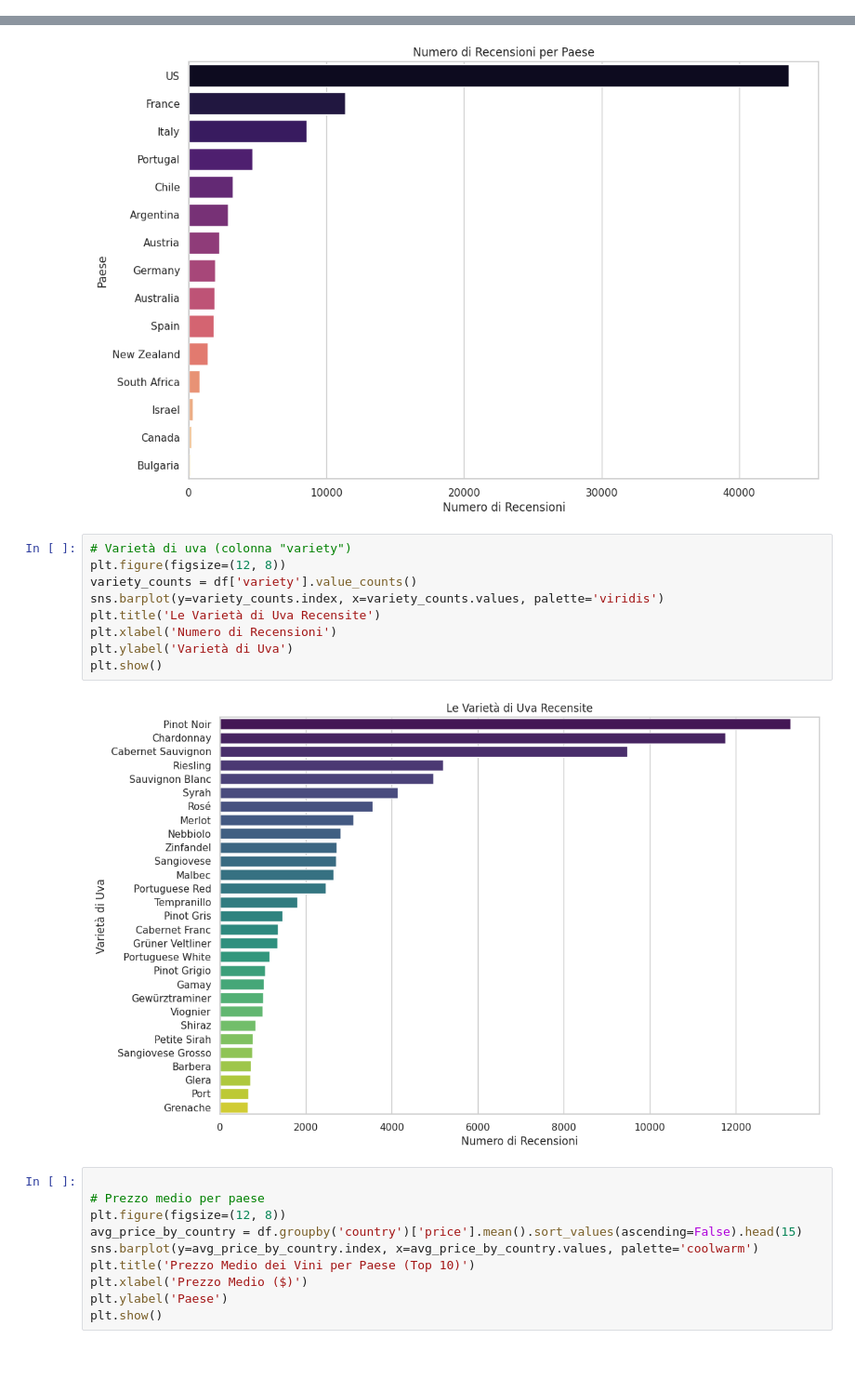
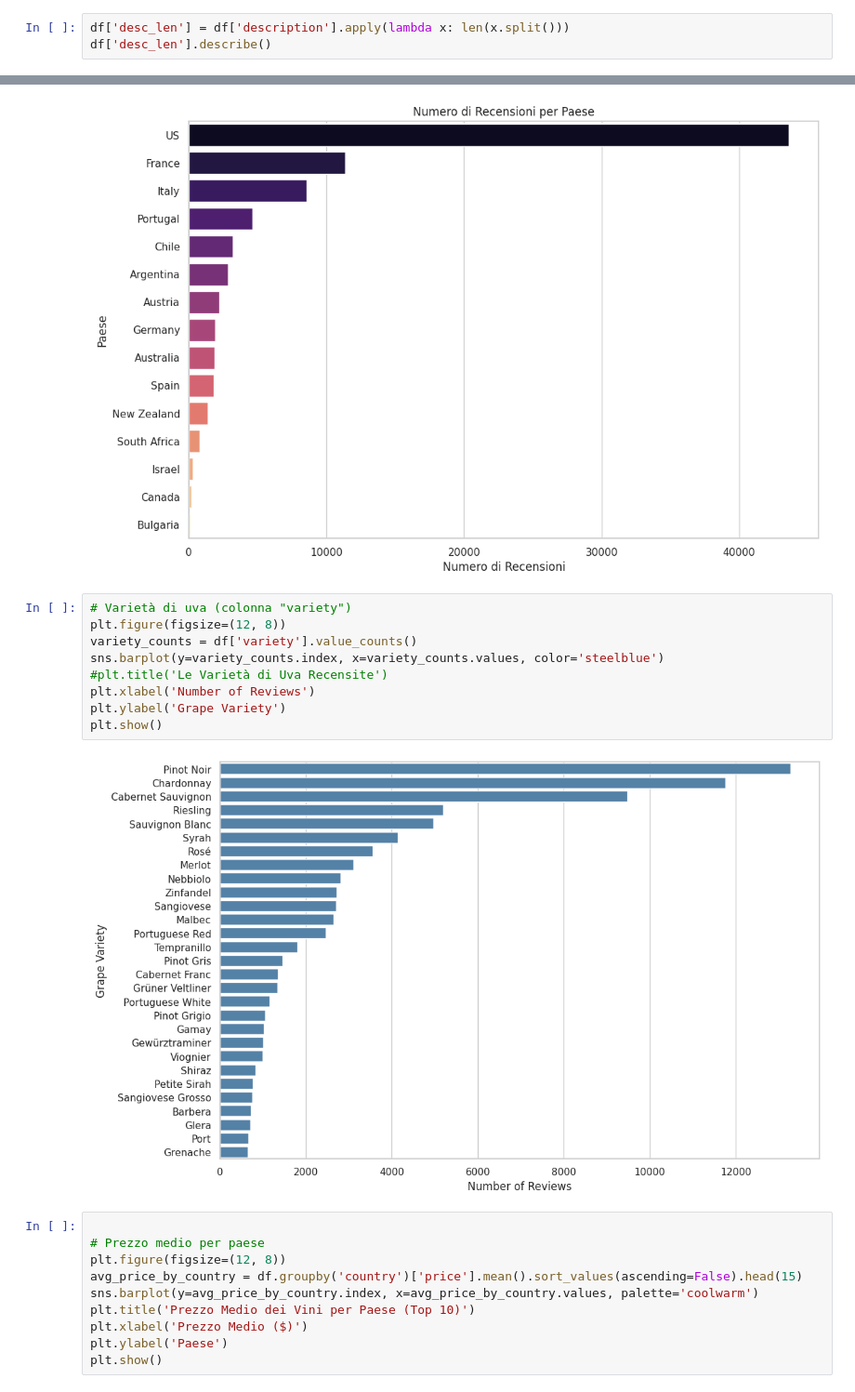
Before and after one commit to paolpal/vinum-analytica, a Jupyter notebook: notebooks/03_exploratory_analysis.ipynb, the cells around one changed output, grey strips where cells are left out. Shown at 93% size. Saved outputs shown, nothing was run; the diff lists cells and outputs as text; blank space fills up the shorter version.

```diff
--- a/notebooks/03_exploratory_analysis.ipynb
+++ b/notebooks/03_exploratory_analysis.ipynb
@@ -70,3 +132,6 @@ df.describe()
 | 50% | 65194.000000 | 88.000000 | 27.000000 |
 | 75% | 97645.000000 | 91.000000 | 45.000000 |
 | max | 129970.000000 | 100.000000 | 2500.000000 |
+# %%
+df['desc_len'] = df['description'].apply(lambda x: len(x.split()))
+df['desc_len'].describe()
@@ -109,14 +189,14 @@ plt.show()
 # %%
 # Varietà di uva (colonna "variety")
 plt.figure(figsize=(12, 8))
 variety_counts = df['variety'].value_counts()
-sns.barplot(y=variety_counts.index, x=variety_counts.values, palette='viridis')
-plt.title('Le Varietà di Uva Recensite')
-plt.xlabel('Numero di Recensioni')
-plt.ylabel('Varietà di Uva')
+sns.barplot(y=variety_counts.index, x=variety_counts.values, color='steelblue')
+#plt.title('Le Varietà di Uva Recensite')
+plt.xlabel('Number of Reviews')
+plt.ylabel('Grape Variety')
 plt.show()
 # %% [output]
-[figure, old version]
+[figure, new version]
 # %%
 
 # Prezzo medio per paese
```
Also changed, not shown: parts of 7 cells of this notebook, 20 other files.
